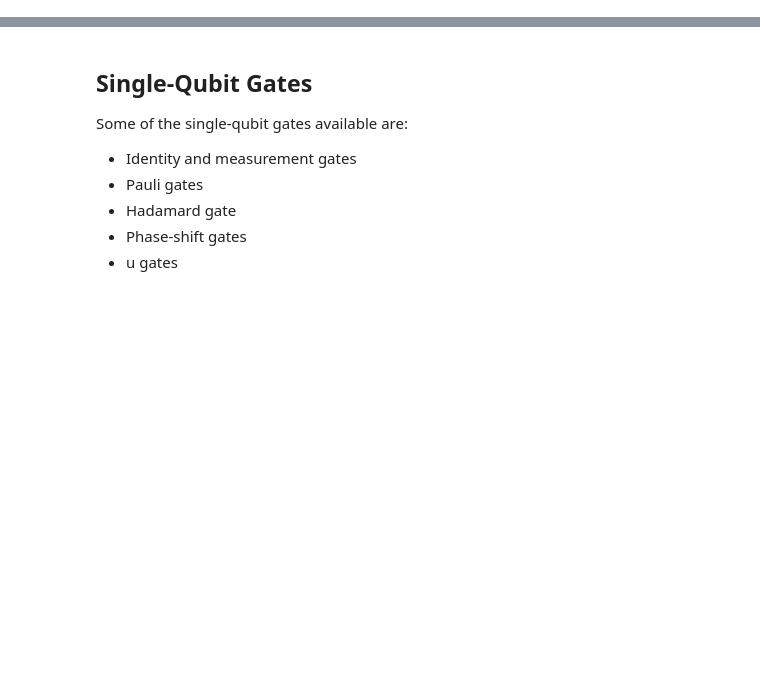
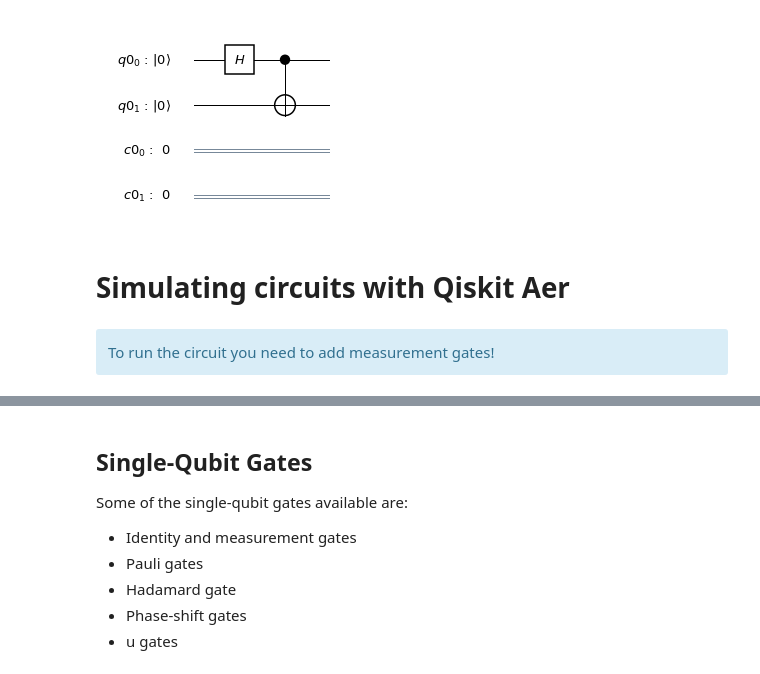
Before and after one commit to afonsofr/Qiskit_hands_on, a Jupyter notebook: basics.ipynb, the cells around one changed output, grey strips where cells are left out. Drawn from its saved outputs; the diff is of its cells as text; code cells hidden in the pictures; blank space fills up the shorter version.

```diff
--- a/basics.ipynb
+++ b/basics.ipynb
@@ -44,0 +218,7 @@ import warnings; warnings.simplefilter('ignore')
+# %%
+qc = qc_single_qubit + qc_multi_qubit
+qc.draw(output='mpl')
+# %% [output]
+[figure, added]
+# %% [markdown]
+# Simulating circuits with Qiskit Aer
@@ -45 +227,5 @@ import warnings; warnings.simplefilter('ignore')
+# %% [markdown]
+<div class="alert alert-block alert-info">
+To run the circuit you need to add measurement gates!
+</div>
 # %%
```
Also changed, not shown: parts of 63 cells of this notebook, 1 other file.
